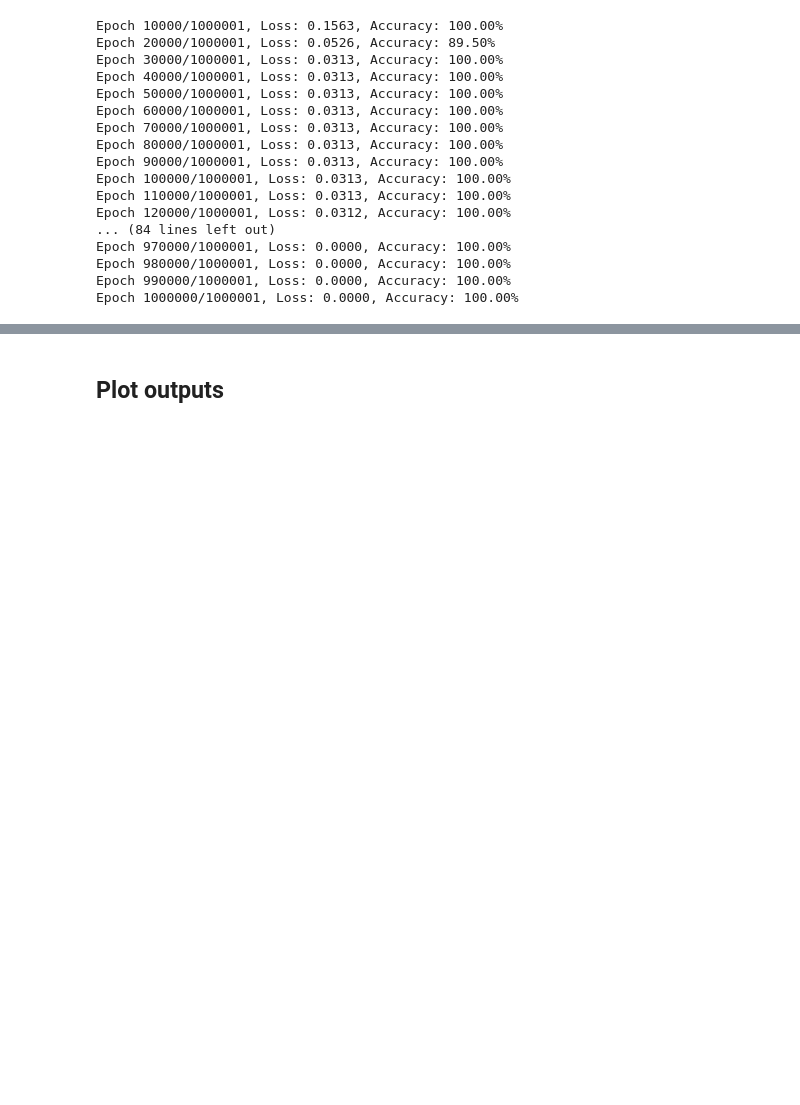
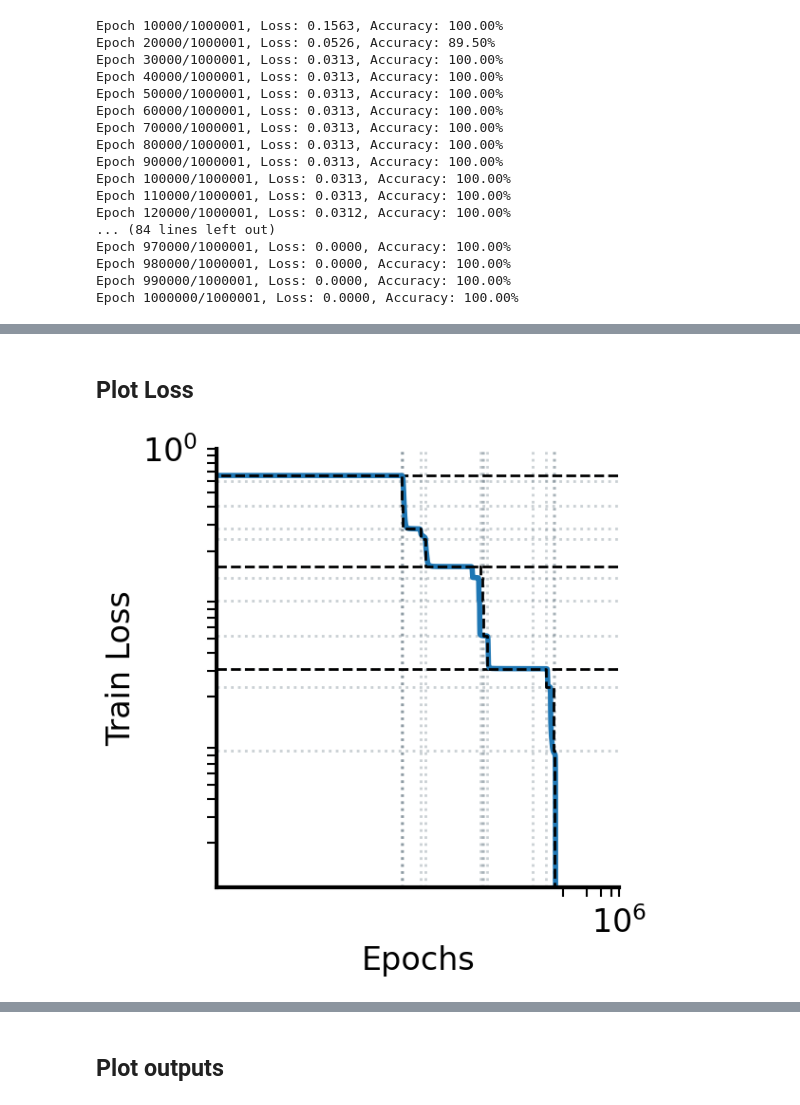
Before and after one commit to danielkunin/alternating-gradient-flows, a Jupyter notebook: modular arithmetic.ipynb, the cells around one changed output, grey strips where cells are left out. Cells and saved outputs as stored; diff of their text form; code cells hidden in the pictures; blank space fills up the shorter version.

```diff
--- a/modular arithmetic.ipynb
+++ b/modular arithmetic.ipynb
@@ -494,0 +499,6 @@ plt.savefig("W-weights.pdf", bbox_inches='tight')
+# %%
+costmin_lr = 0.01
+utilmax_lr = 0.1
+results = train_agf(X_tensor, Y_tensor, init_sz=model.init_scale, agf_steps=50, from_init=param_history[0],
+                    utilmax_lr=utilmax_lr, costmin_lr=costmin_lr,
+                    costmin_maxiter=1e4, loss_thresh=1e-4)
@@ -494,0 +519,43 @@ plt.savefig("W-weights.pdf", bbox_inches='tight')
+# %% [markdown]
+## Plot Loss
+# %%
+fig, ax = plt.subplots(1, 1, figsize=(6, 6))
+ax.plot(list(loss_history), lw=4)
+
+for lossval in results["losses"]:
+    ax.axhline(lossval, alpha=0.3, ls=":", color="xkcd:slate", zorder=-4, lw=2)
+
+f = utilmax_lr / (lr/(1-mom))
+for t in results["t"]:
+    ax.axvline(f*t, alpha=0.3, ls=":", color="xkcd:slate", zorder=-4, lw=2)
+
+times = results["t"] + [epochs]
+AGF_losses = results["losses"] + [results["losses"][-1]]
+ax.step(f*np.array(times), AGF_losses, where="post", lw=2, ls='dashed', color="k")
+
+# === Compute power spectrum of template ===
+freq, power = get_power(template)
+valid = power > 1e-20
+freq, power = freq[valid], power[valid]
+sorted_idx = np.argsort(-power)
+freq, power = freq[sorted_idx], power[sorted_idx]
+
+alpha_values = [np.sum(power[k:]) for k in range(len(power))]
+coef = 1 / p
+for k, alpha in enumerate(alpha_values):
+    ax.axhline(y=coef * alpha, color='black', linestyle='--', linewidth=2, zorder=-2)
+
+ax.set_xscale("log")
+ax.set_yscale("log")
+ax.set_xlim(1e1, 1e6)
+ax.set_ylim(1e-3, 1e0)
+ax.set_xlabel('Epochs', fontsize=24)
+ax.set_ylabel('Train Loss', fontsize=24)
+
+style_axes(ax)
+plt.grid(False)
+plt.tight_layout()
+plt.savefig("loss-without-lines.pdf", bbox_inches="tight")
+plt.show()
+# %% [output]
+[figure, added]
```
Also changed, not shown: parts of 17 cells of this notebook, 4 other files.
